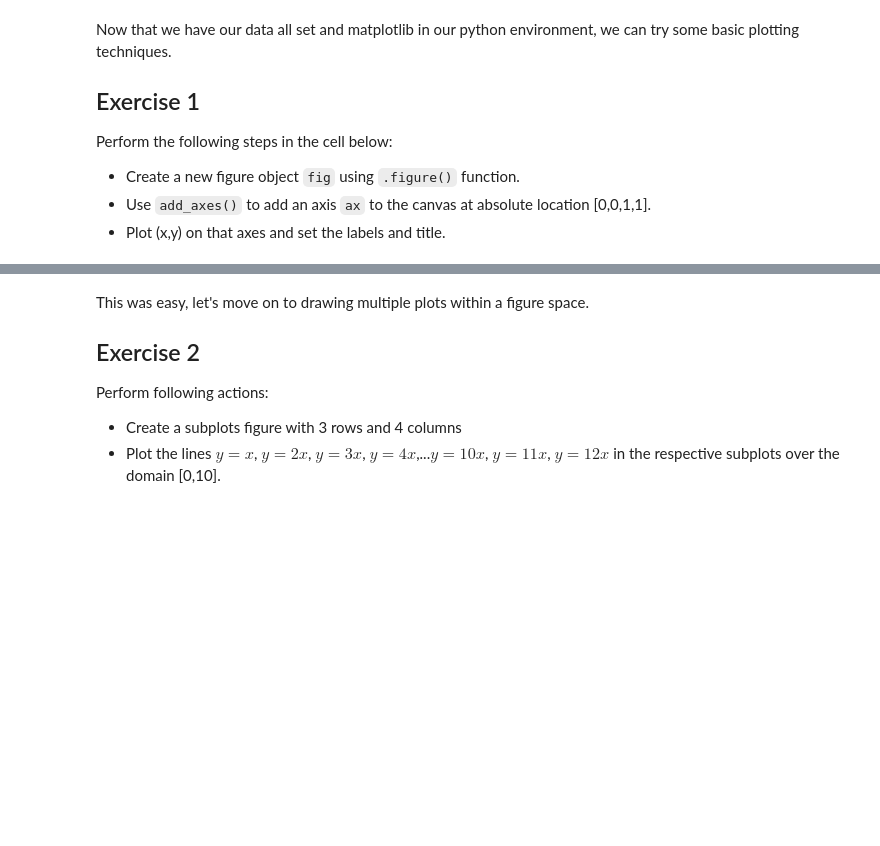
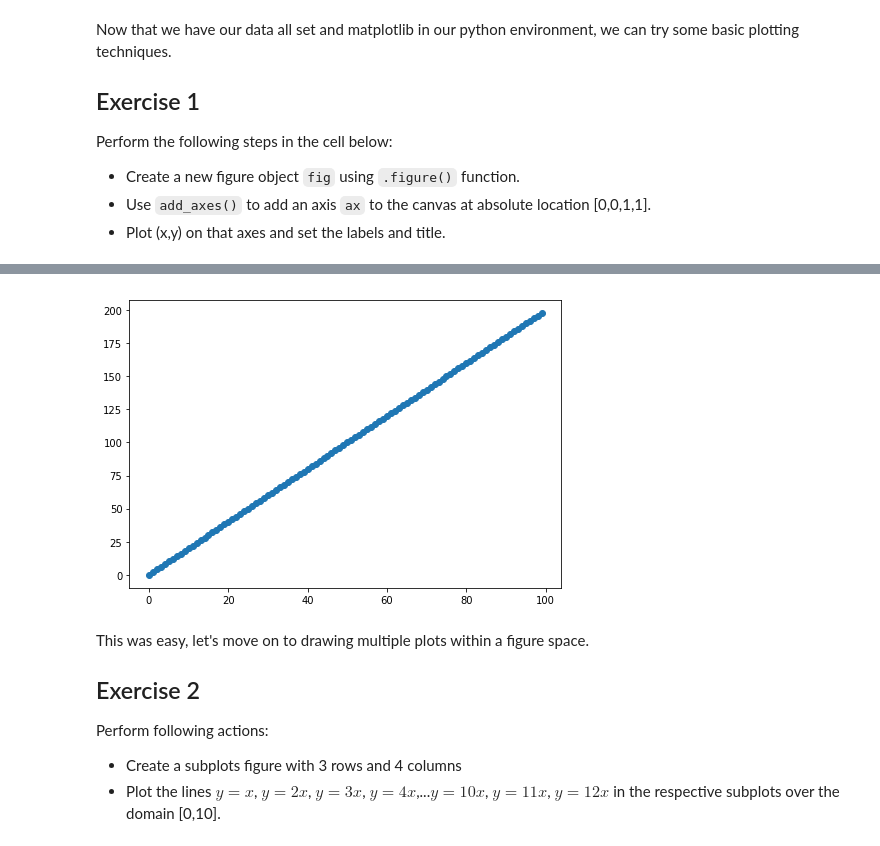
Before and after one commit to TimMango/dsc-more-practice-with-matplotlib-lab-dc-ds-career-042219, a Jupyter notebook: index.ipynb, the cells around one changed output, grey strips where cells are left out. Saved outputs shown, nothing was run; the diff lists cells and outputs as text; code cells hidden in the pictures; blank space fills up the shorter version.

```diff
--- a/index.ipynb
+++ b/index.ipynb
@@ -63,5 +63,5 @@ Perform the following steps in the cell below:
 # %%
 fig = plt.figure()
 ax = fig.add_axes([0,0,1,1])
-plt.scatter(x,y,z=)
+plt.scatter(x,y)
 # %% [output]
@@ -69,3 +69,4 @@ SyntaxError: invalid syntax (<ipython-input-10-1c22de059e75>, line 3)
+[figure, added]
 # %% [markdown]
 This was easy, let's move on to drawing multiple plots within a figure space.
 
```
Also changed, not shown: parts of 1 cell of this notebook.
